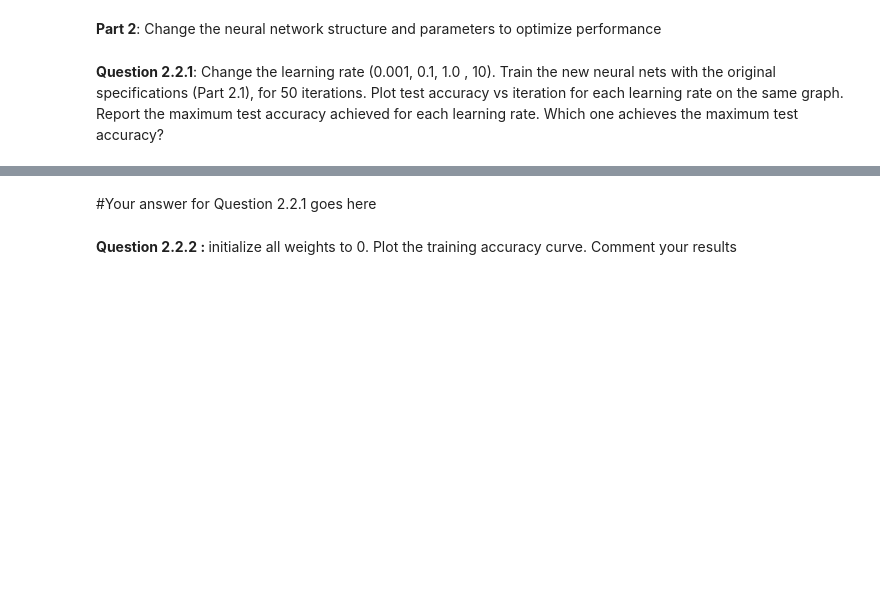
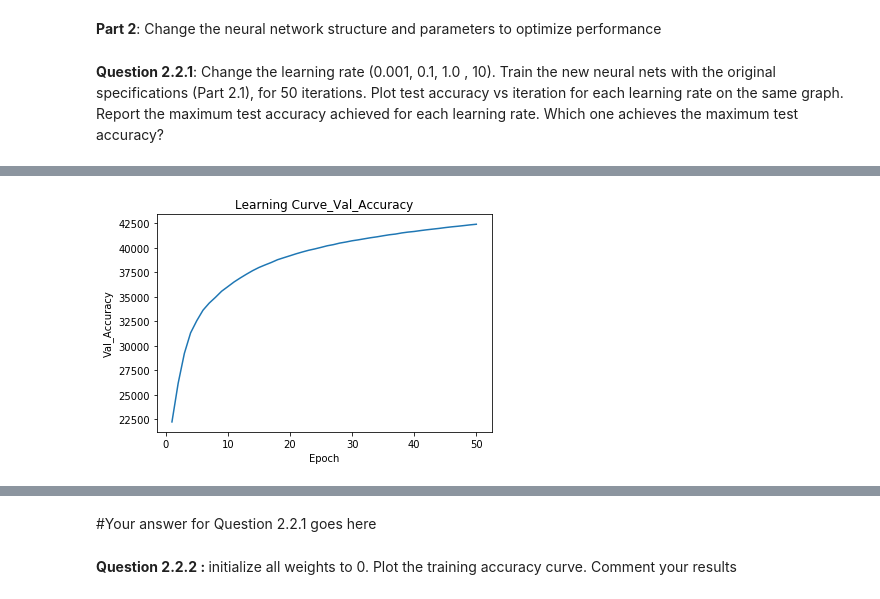
Before and after one commit to alegaballo/Deep-Learning, a Jupyter notebook: neural_networks/TP1-notebook.ipynb, the cells around one changed output, grey strips where cells are left out. Saved outputs shown, nothing was run; the diff lists cells and outputs as text; code cells hidden in the pictures; blank space fills up the shorter version.

```diff
--- a/neural_networks/TP1-notebook.ipynb
+++ b/neural_networks/TP1-notebook.ipynb
@@ -319,3 +286,7 @@ my_mnist_net_1.save('NN_MNIST_0-001')
+# %%
+plot_curve(range(1,my_mnist_net_1.iterations+1), val_accuracies_1, "Val_Accuracy")
+# %% [output]
+[figure, added]
 # %%
 #Your implementation with a learning rate of 1.0 goes here
 
```
Also changed, not shown: parts of 21 cells of this notebook, 1 other file.
